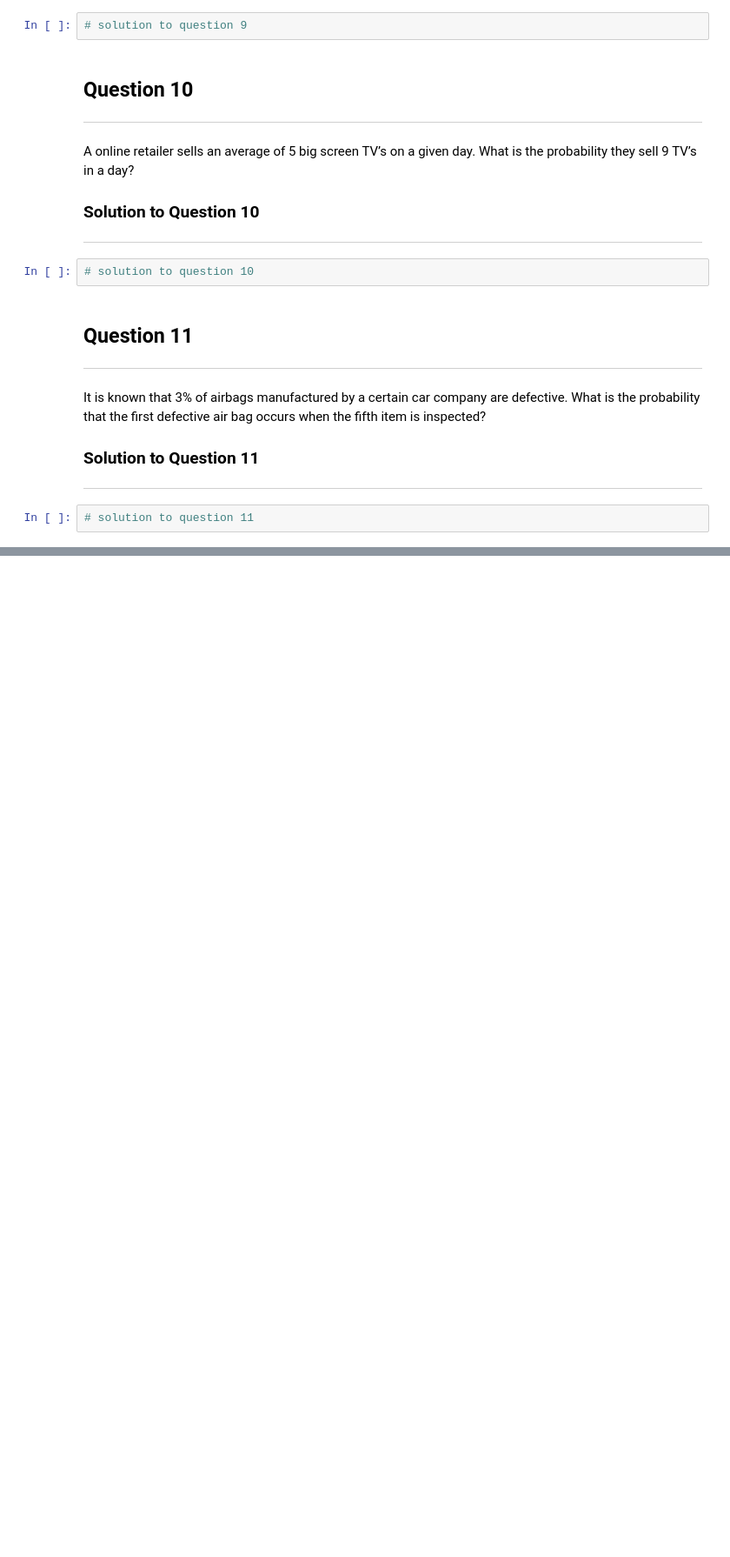
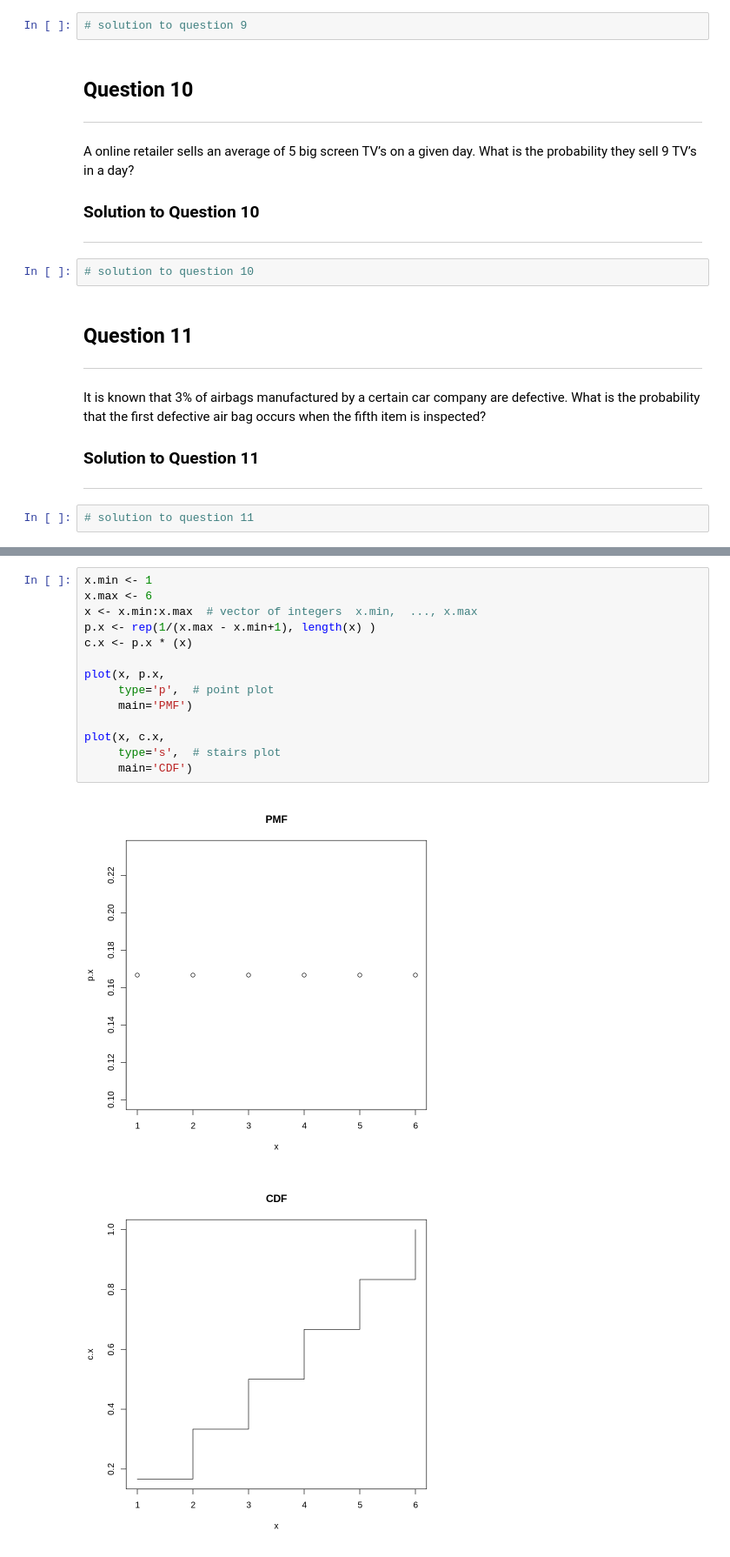
Before and after one commit to CU-Denver-MathStats-OER/Statistical-Theory, a Jupyter notebook: Chap2/07-Common-Discrete-RandVar.ipynb, the cells around one changed output, grey strips where cells are left out. Shown at 87% size. Cells and saved outputs as stored; diff of their text form; blank space fills up the shorter version.

```diff
--- a/Chap2/07-Common-Discrete-RandVar.ipynb
+++ b/Chap2/07-Common-Discrete-RandVar.ipynb
@@ -746,0 +741,17 @@ $$f(x; \lambda) = \left\{ \begin{array}{ll}  e^{-\lambda} \dfrac{\lambda^x}{x!}
+# %%
+x.min <- 1
+x.max <- 6
+x <- x.min:x.max  # vector of integers  x.min,  ..., x.max
+p.x <- rep(1/(x.max - x.min+1), length(x) )
+c.x <- p.x * (x)
+
+plot(x, p.x,
+     type='p',  # point plot
+     main='PMF')
+
+plot(x, c.x,
+     type='s',  # stairs plot
+     main='CDF')
+# %% [output]
+[figure, added]
+[figure, added]
```
Also changed, not shown: parts of 13 cells of this notebook.
